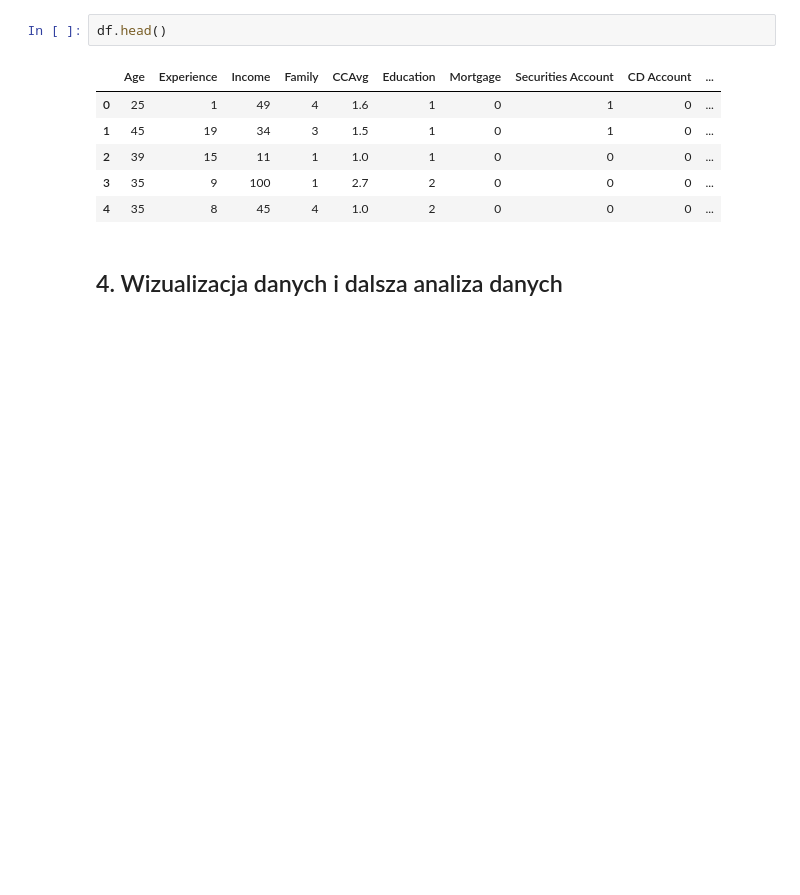
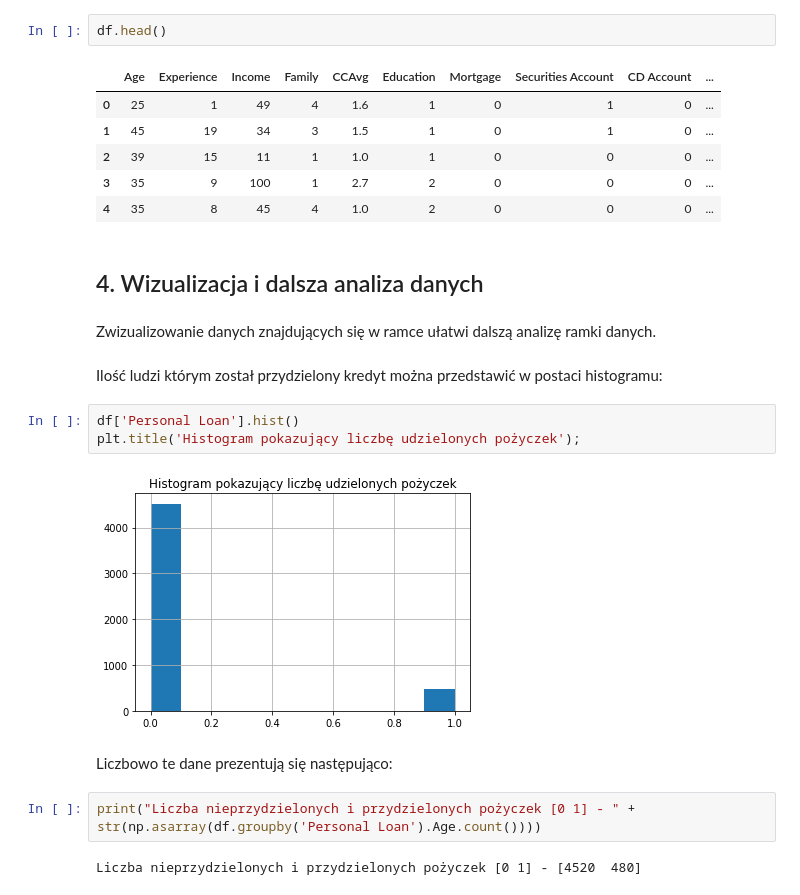
Before and after one commit to wanero13/priad, a Jupyter notebook: pachnia_kossakowski_banki.ipynb, the cells around one changed output. Cells and saved outputs as stored; diff of their text form; blank space fills up the shorter version.

```diff
--- a/pachnia_kossakowski_banki.ipynb
+++ b/pachnia_kossakowski_banki.ipynb
@@ -162,4 +157,19 @@ df.head()
 | 3 | 35 | 9 | 100 | 1 | 2.7 | 2 | 0 | 0 | 0 | ... |
 | 4 | 35 | 8 | 45 | 4 | 1.0 | 2 | 0 | 0 | 0 | ... |
 # %% [markdown]
-## 4. Wizualizacja danych i dalsza analiza danych
+## 4. Wizualizacja i dalsza analiza danych
+# %% [markdown]
+Zwizualizowanie danych znajdujących się w ramce ułatwi dalszą analizę ramki danych.
+# %% [markdown]
+Ilość ludzi którym został przydzielony kredyt można przedstawić w postaci histogramu:
+# %%
+df['Personal Loan'].hist()
+plt.title('Histogram pokazujący liczbę udzielonych pożyczek');
+# %% [output]
+[figure, added]
+# %% [markdown]
+Liczbowo te dane prezentują się następująco:
+# %%
+print("Liczba nieprzydzielonych i przydzielonych pożyczek [0 1] - " + str(np.asarray(df.groupby('Personal Loan').Age.count())))
+# %% [output]
+Liczba nieprzydzielonych i przydzielonych pożyczek [0 1] - [4520  480]
```
Also changed, not shown: parts of 10 cells of this notebook.
